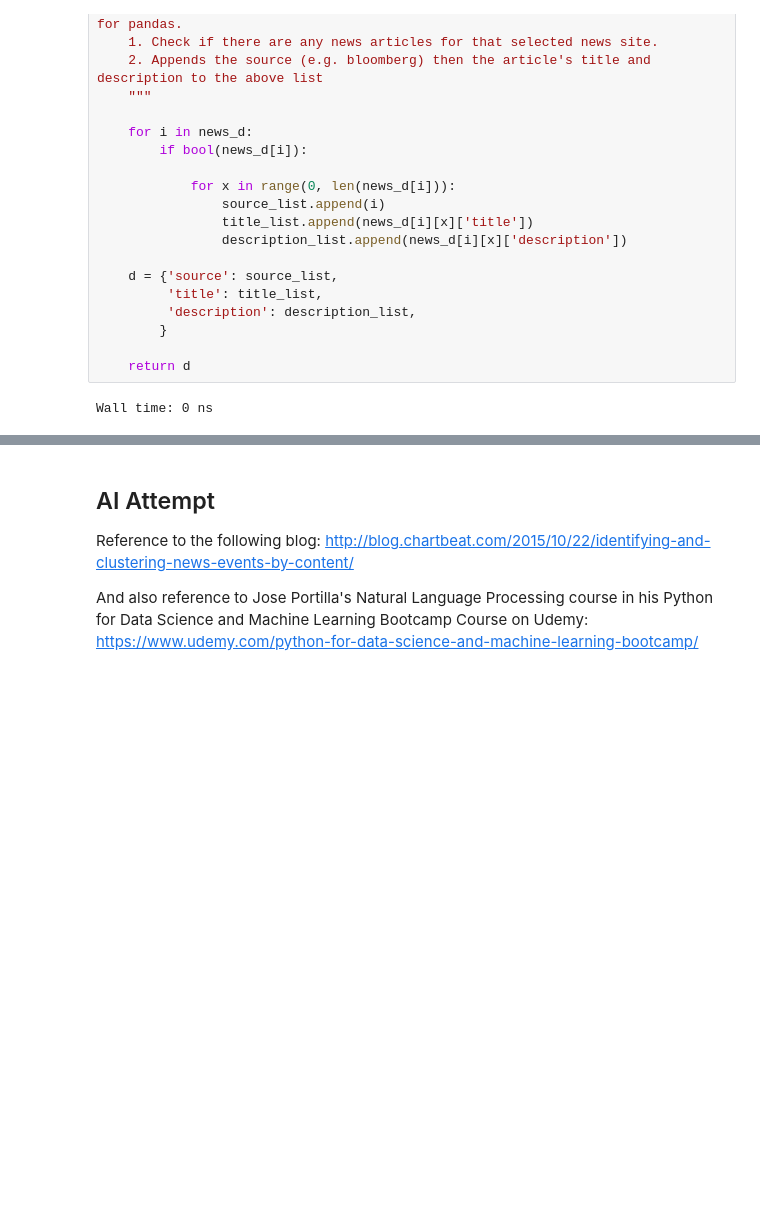
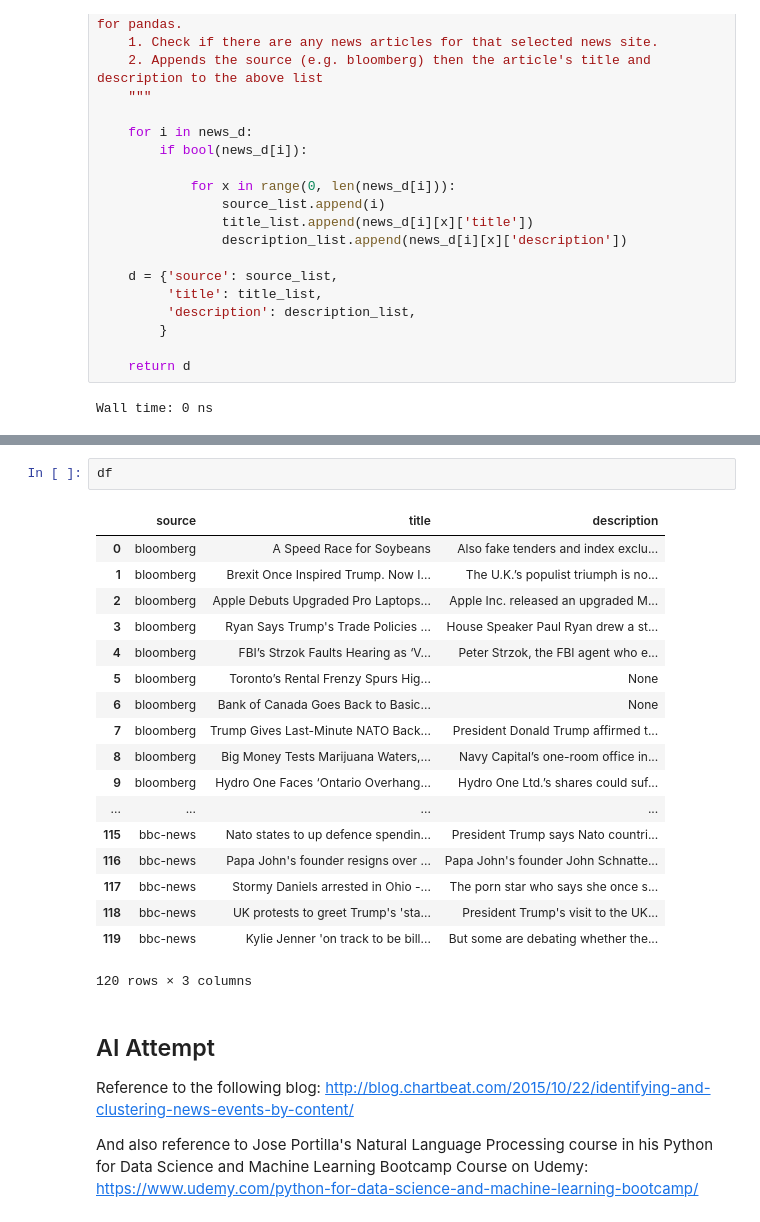
Before and after one commit to jchiu1303/news_api, a Jupyter notebook: NewsAPI.ipynb, the cells around one changed output, grey strips where cells are left out. Cells and saved outputs as stored; diff of their text form; blank space fills up the shorter version.

```diff
--- a/NewsAPI.ipynb
+++ b/NewsAPI.ipynb
@@ -90,3 +90,24 @@ Wall time: 2 ms
+# %%
+df
+# %% [output]
+|  | source | title | description |
+| 0 | bloomberg | A Speed Race for Soybeans | Also fake tenders and index exclu... |
+| 1 | bloomberg | Brexit Once Inspired Trump. Now I... | The U.K.’s populist triumph is no... |
+| 2 | bloomberg | Apple Debuts Upgraded Pro Laptops... | Apple Inc. released an upgraded M... |
+| 3 | bloomberg | Ryan Says Trump's Trade Policies ... | House Speaker Paul Ryan drew a st... |
+| 4 | bloomberg | FBI’s Strzok Faults Hearing as ‘V... | Peter Strzok, the FBI agent who e... |
+| 5 | bloomberg | Toronto’s Rental Frenzy Spurs Hig... | None |
+| 6 | bloomberg | Bank of Canada Goes Back to Basic... | None |
+| 7 | bloomberg | Trump Gives Last-Minute NATO Back... | President Donald Trump affirmed t... |
+| 8 | bloomberg | Big Money Tests Marijuana Waters,... | Navy Capital’s one-room office in... |
+| 9 | bloomberg | Hydro One Faces ‘Ontario Overhang... | Hydro One Ltd.’s shares could suf... |
+| ... | ... | ... | ... |
+| 115 | bbc-news | Nato states to up defence spendin... | President Trump says Nato countri... |
+| 116 | bbc-news | Papa John's founder resigns over ... | Papa John's founder John Schnatte... |
+| 117 | bbc-news | Stormy Daniels arrested in Ohio -... | The porn star who says she once s... |
+| 118 | bbc-news | UK protests to greet Trump's 'sta... | President Trump's visit to the UK... |
+| 119 | bbc-news | Kylie Jenner 'on track to be bill... | But some are debating whether the... |
+120 rows × 3 columns
 # %% [markdown]
 ## AI Attempt
 
```
Also changed, not shown: parts of 8 cells of this notebook, 18 other files.
